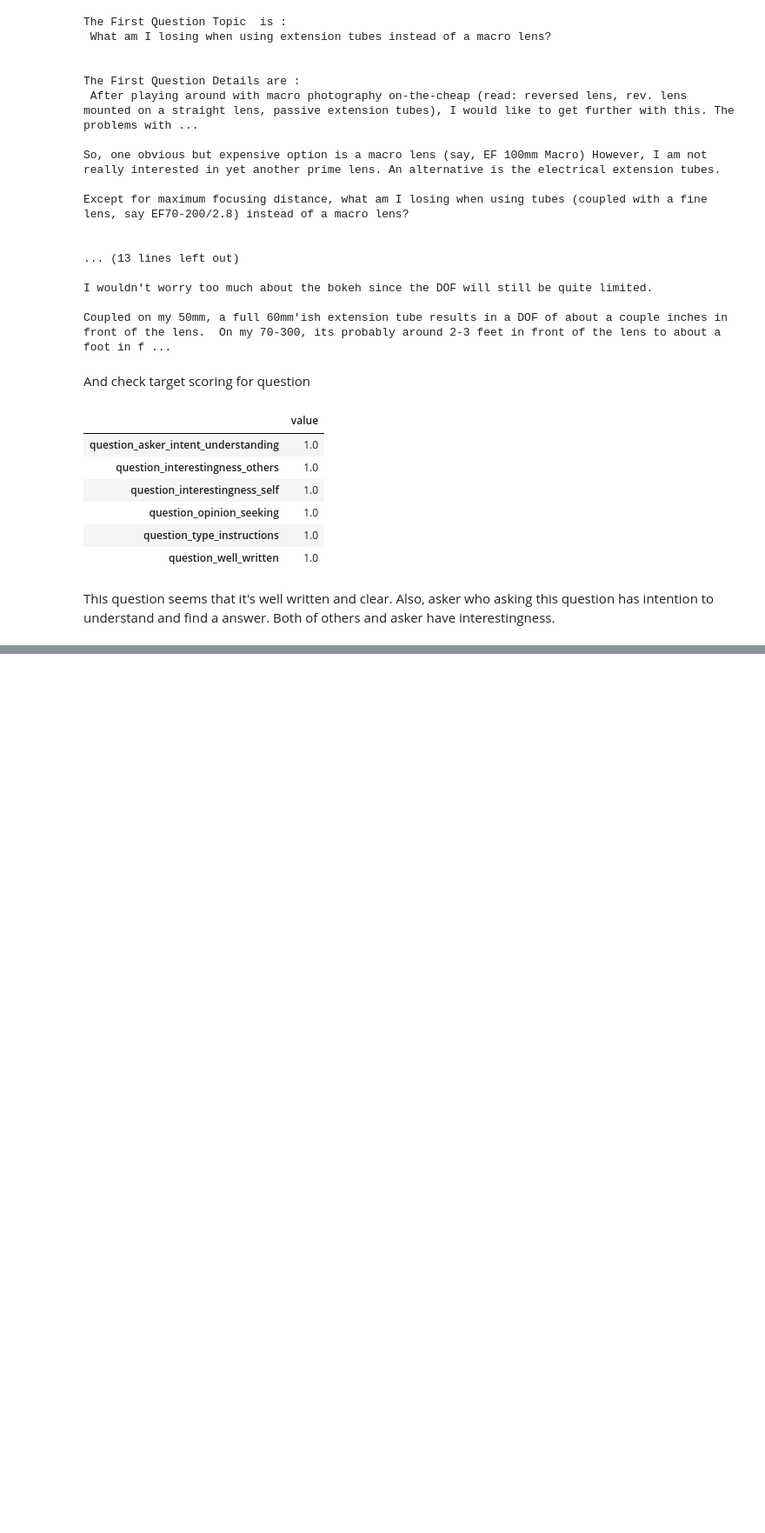
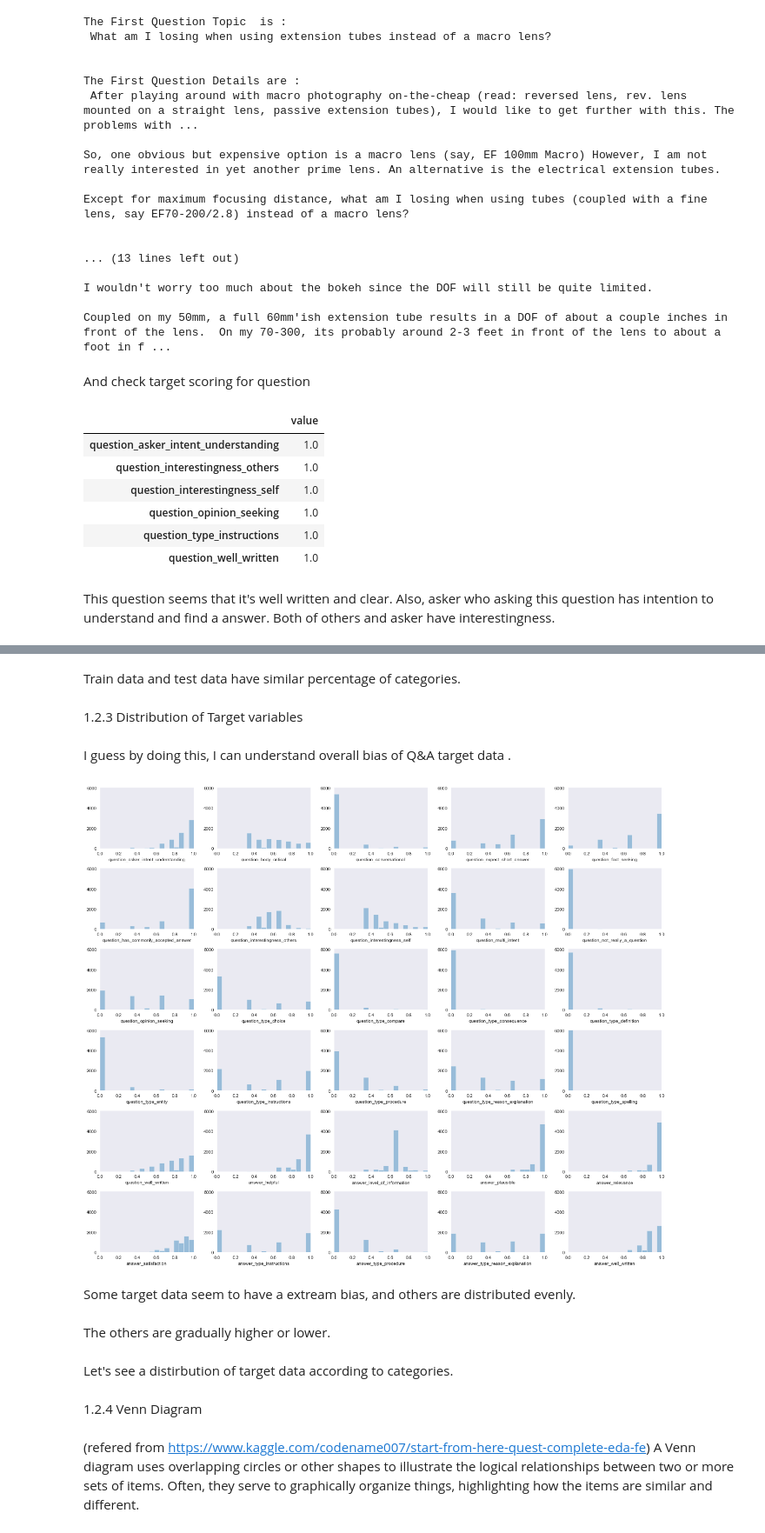
Before and after one commit to Data-Intelligence-Bootcamp/Yeseul_project, a Jupyter notebook: Google QUEST Q&A Labeling_Yeseul.ipynb, the cells around one changed output, grey strips where cells are left out. Shown at 87% size. Drawn from its saved outputs; the diff is of its cells as text; code cells hidden in the pictures; blank space fills up the shorter version.

Commit message:
Dec9_Diagramanalysis

```diff
--- a/Google QUEST Q&A Labeling_Yeseul.ipynb
+++ b/Google QUEST Q&A Labeling_Yeseul.ipynb
@@ -272,0 +382,34 @@ first_target.loc[first_target["value"]==1]
+# %% [markdown]
+Train data and test data have similar percentage of categories.
+# %% [markdown]
+1.2.3 Distribution of Target variables
+# %% [markdown]
+I guess by doing this, I can understand overall bias of Q&A target data .
+# %%
+fig, axes = plt.subplots(6, 5, figsize=(18, 15))
+axes = axes.ravel()
+bins = np.linspace(0, 1, 20)
+
+targets = question_target_cols + answer_target_cols
+for i, col in enumerate(targets):
+    ax = axes[i]
+    sns.distplot(train[col], label=col, kde=False, bins=bins, ax=ax)
+    # ax.set_title(col)
+    ax.set_xlim([0, 1])
+    ax.set_ylim([0, 6079])
+plt.tight_layout()
+plt.show()
+plt.close()
+# %% [output]
+[figure, added]
+# %% [markdown]
+Some target data seem to have a extream bias, and others are distributed evenly.
+# %% [markdown]
+The others are gradually higher or lower.
+# %% [markdown]
+Let's see a distirbution of target data according to categories.
+# %% [markdown]
+1.2.4 Venn Diagram
+# %% [markdown]
+(refered from https://www.kaggle.com/codename007/start-from-here-quest-complete-eda-fe)
+A Venn diagram uses overlapping circles or other shapes to illustrate the logical relationships between two or more sets of items. Often, they serve to graphically organize things, highlighting how the items are similar and different.
```
Also changed, not shown: parts of 12 cells of this notebook.
